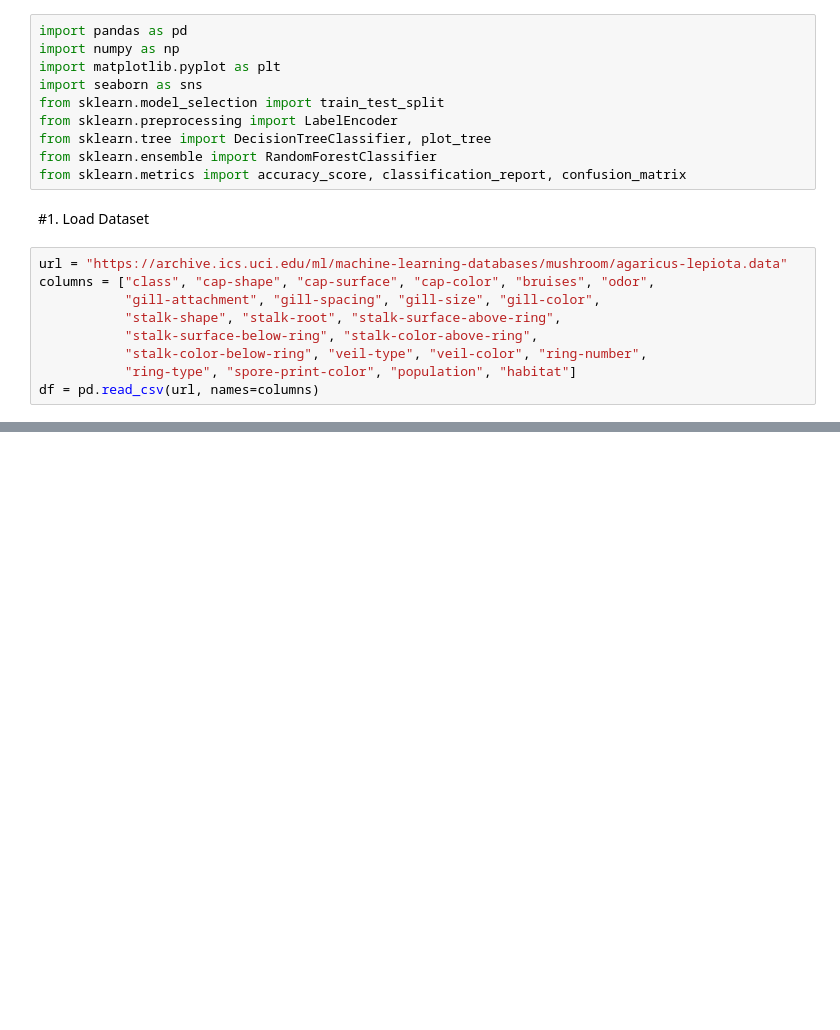
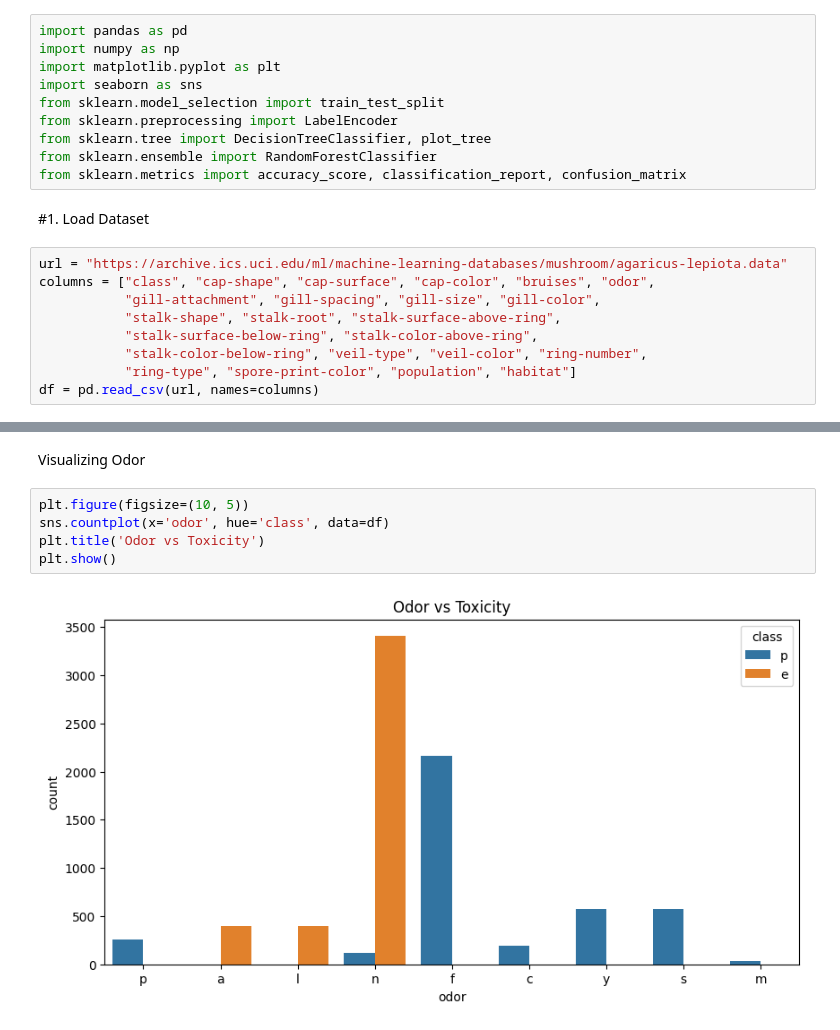
Before and after one commit to Shovon198915/CSE475, a Jupyter notebook: lab/Lab1.ipynb, the cells around one changed output, grey strips where cells are left out. Drawn from its saved outputs; the diff is of its cells as text; blank space fills up the shorter version.

```diff
--- a/lab/Lab1.ipynb
+++ b/lab/Lab1.ipynb
@@ -23,0 +45,9 @@ df = pd.read_csv(url, names=columns)
+# %% [markdown]
+Visualizing Odor
+# %%
+plt.figure(figsize=(10, 5))
+sns.countplot(x='odor', hue='class', data=df)
+plt.title('Odor vs Toxicity')
+plt.show()
+# %% [output]
+[figure, added]
```
Also changed, not shown: parts of 4 cells of this notebook.
